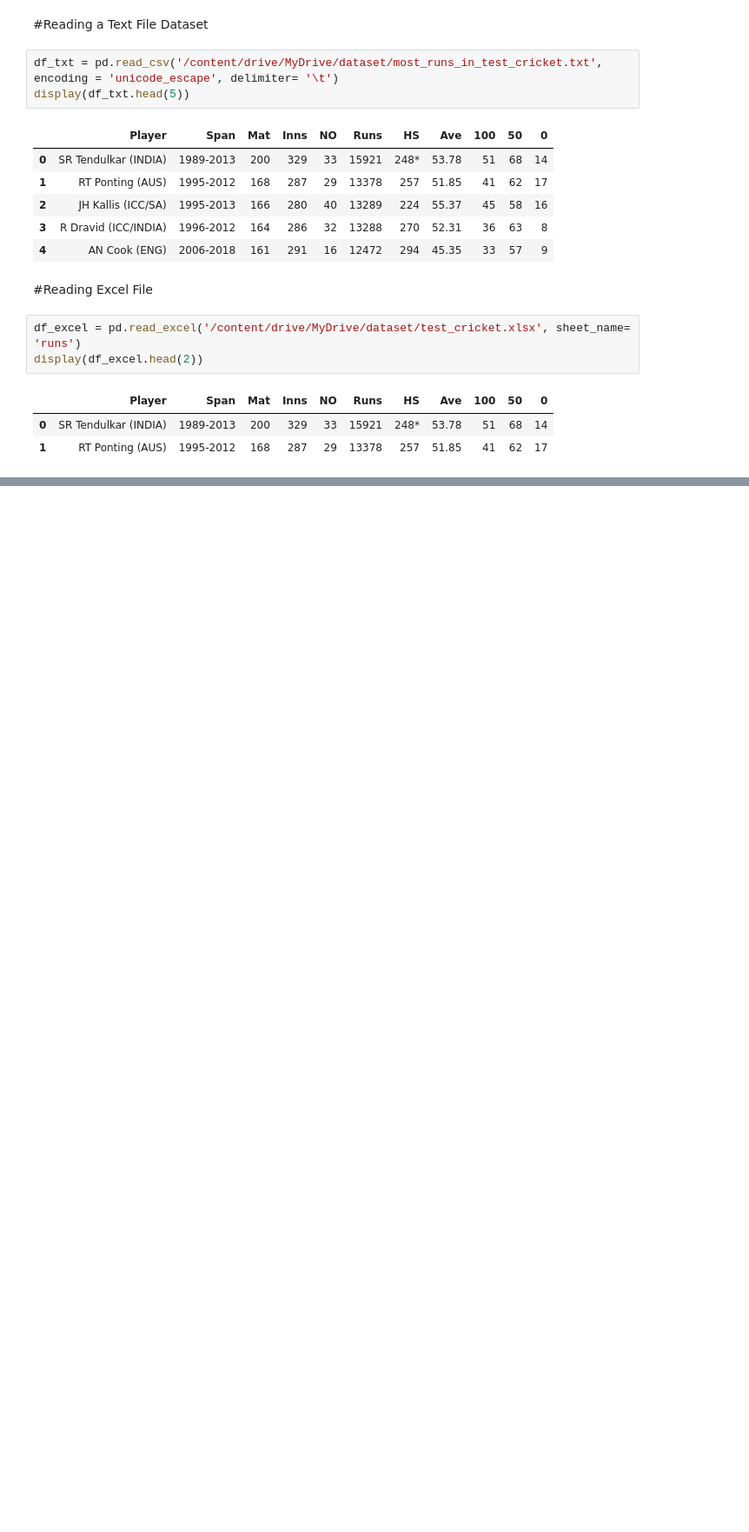
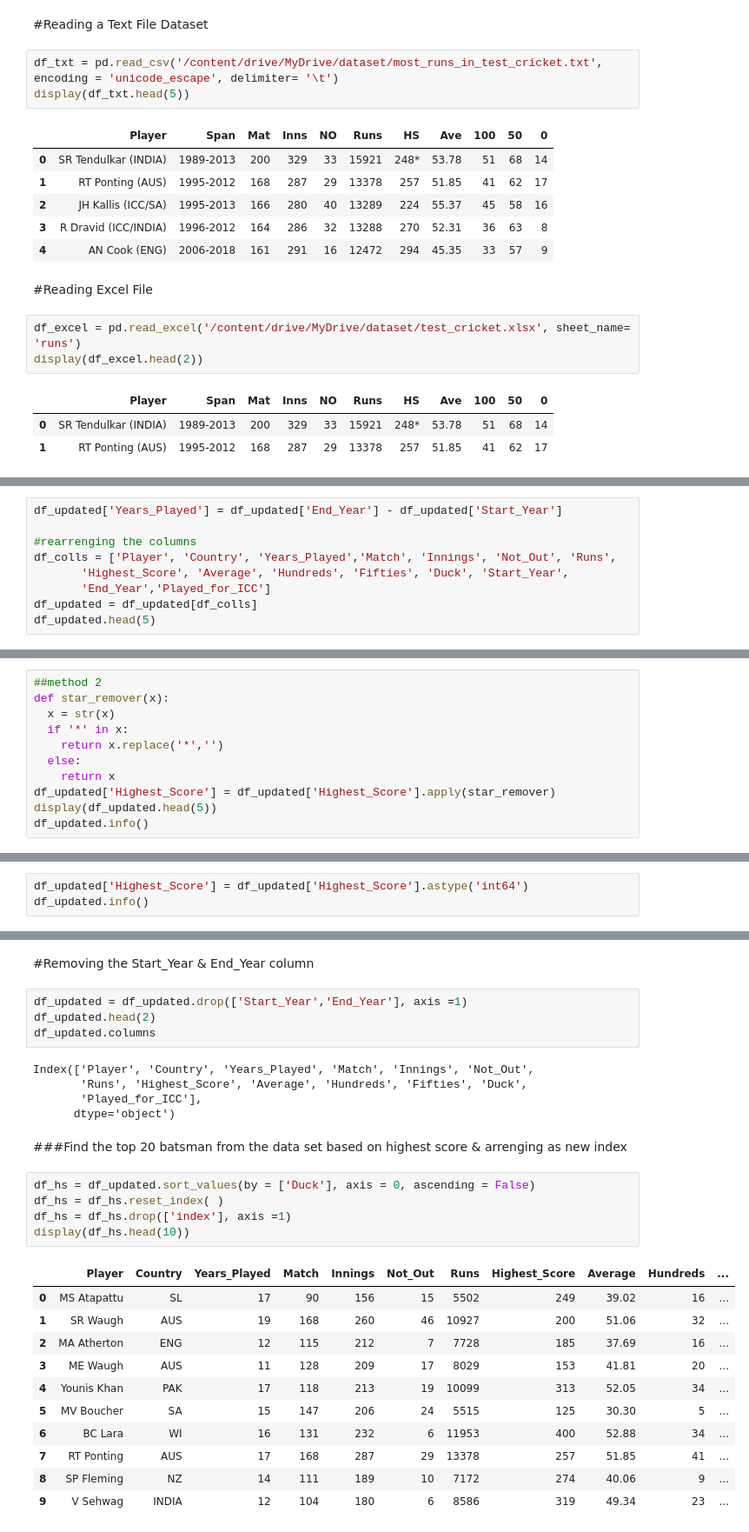
Before and after one commit to shourav47/Data-Analysis, a Jupyter notebook: Cricket_dataset_analysis.ipynb, the cells around one changed output, grey strips where cells are left out. Shown at 87% size. Drawn from its saved outputs; the diff is of its cells as text; blank space fills up the shorter version.

```diff
--- a/Cricket_dataset_analysis.ipynb
+++ b/Cricket_dataset_analysis.ipynb
@@ -252,0 +443,9 @@ display(df_excel.head(2))
+# %%
+df_updated['Years_Played'] = df_updated['End_Year'] - df_updated['Start_Year']
+
+#rearrenging the columns
+df_colls = ['Player', 'Country', 'Years_Played','Match', 'Innings', 'Not_Out', 'Runs',
+       'Highest_Score', 'Average', 'Hundreds', 'Fifties', 'Duck', 'Start_Year',
+       'End_Year','Played_for_ICC']
+df_updated = df_updated[df_colls]
+df_updated.head(5)
@@ -252,0 +466,11 @@ display(df_excel.head(2))
+# %%
+##method 2
+def star_remover(x):
+  x = str(x)
+  if '*' in x:
+    return x.replace('*','')
+  else:
+    return x
+df_updated['Highest_Score'] = df_updated['Highest_Score'].apply(star_remover)
+display(df_updated.head(5))
+df_updated.info()
@@ -252,0 +501,3 @@ display(df_excel.head(2))
+# %%
+df_updated['Highest_Score'] = df_updated['Highest_Score'].astype('int64')
+df_updated.info()
@@ -252,0 +522,30 @@ display(df_excel.head(2))
+# %% [markdown]
+#Removing the Start_Year & End_Year column
+# %%
+df_updated = df_updated.drop(['Start_Year','End_Year'], axis =1)
+df_updated.head(2)
+df_updated.columns
+# %% [output]
+Index(['Player', 'Country', 'Years_Played', 'Match', 'Innings', 'Not_Out',
+       'Runs', 'Highest_Score', 'Average', 'Hundreds', 'Fifties', 'Duck',
+       'Played_for_ICC'],
+      dtype='object')
+# %% [markdown]
+###Find the top 20 batsman from the data set based on highest score & arrenging as new index
+# %%
+df_hs = df_updated.sort_values(by = ['Duck'], axis = 0, ascending = False)
+df_hs = df_hs.reset_index( )
+df_hs = df_hs.drop(['index'], axis =1)
+display(df_hs.head(10))
+# %% [output]
+|  | Player | Country | Years_Played | Match | Innings | Not_Out | Runs | Highest_Score | Average | Hundreds | ... |
+| 0 | MS Atapattu | SL | 17 | 90 | 156 | 15 | 5502 | 249 | 39.02 | 16 | ... |
+| 1 | SR Waugh | AUS | 19 | 168 | 260 | 46 | 10927 | 200 | 51.06 | 32 | ... |
+| 2 | MA Atherton | ENG | 12 | 115 | 212 | 7 | 7728 | 185 | 37.69 | 16 | ... |
+| 3 | ME Waugh | AUS | 11 | 128 | 209 | 17 | 8029 | 153 | 41.81 | 20 | ... |
+| 4 | Younis Khan | PAK | 17 | 118 | 213 | 19 | 10099 | 313 | 52.05 | 34 | ... |
+| 5 | MV Boucher | SA | 15 | 147 | 206 | 24 | 5515 | 125 | 30.30 | 5 | ... |
+| 6 | BC Lara | WI | 16 | 131 | 232 | 6 | 11953 | 400 | 52.88 | 34 | ... |
+| 7 | RT Ponting | AUS | 17 | 168 | 287 | 29 | 13378 | 257 | 51.85 | 41 | ... |
+| 8 | SP Fleming | NZ | 14 | 111 | 189 | 10 | 7172 | 274 | 40.06 | 9 | ... |
+| 9 | V Sehwag | INDIA | 12 | 104 | 180 | 6 | 8586 | 319 | 49.34 | 23 | ... |
```
Also changed, not shown: parts of 34 cells of this notebook.
